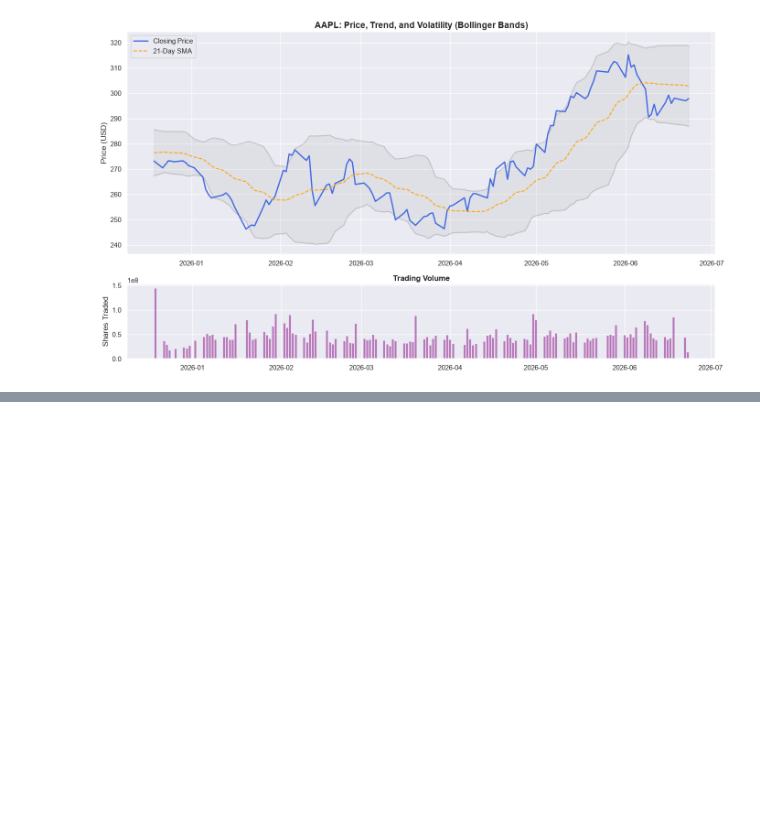
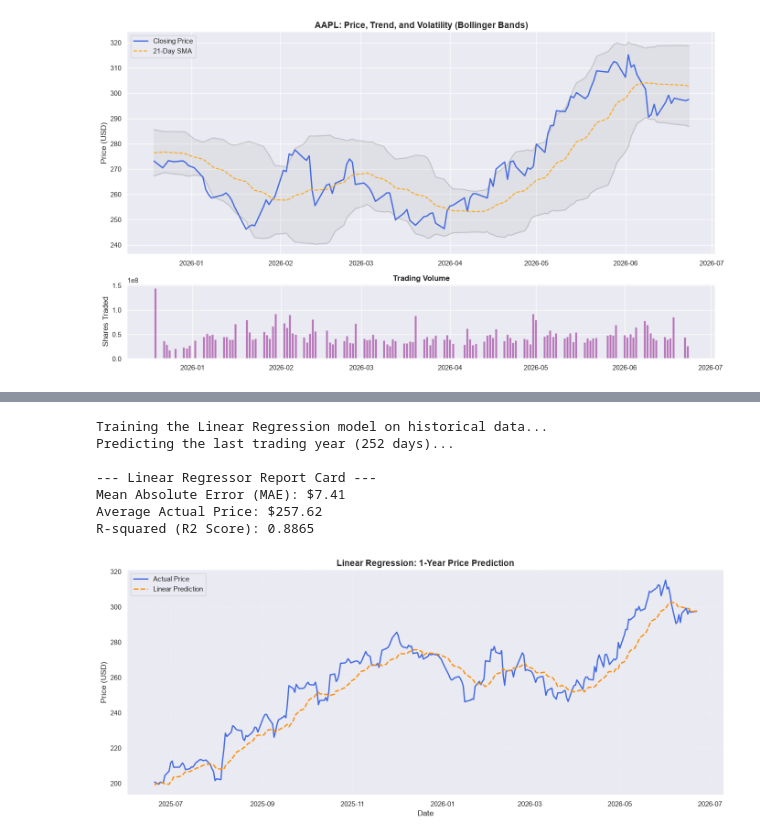
Before and after one commit to TavishMassy/DS_ML_Notebook_Projects, a Jupyter notebook: time_series.ipynb, the cells around one changed output, grey strips where cells are left out. Cells and saved outputs as stored; diff of their text form; code cells hidden in the pictures; blank space fills up the shorter version.

```diff
--- a/time_series.ipynb
+++ b/time_series.ipynb
@@ -311,0 +404,57 @@ See the caveats in the documentation: https://pandas.pydata.org/pandas-docs/stab
+# %%
+from sklearn.linear_model import LinearRegression
+from sklearn.metrics import mean_absolute_error, r2_score
+
+# ---------------------------------------------------------
+# 1. Initialize and Train
+# ---------------------------------------------------------
+# Linear Regression has no "trees" or "depth". It's just pure algebra.
+lin_model = LinearRegression()
+
+print("Training the Linear Regression model on historical data...")
+lin_model.fit(X_train, y_train)
+
+# ---------------------------------------------------------
+# 2. Predict the Out-of-Sample Year
+# ---------------------------------------------------------
+print("Predicting the last trading year (252 days)...")
+lin_preds = lin_model.predict(X_val)
+
+# ---------------------------------------------------------
+# 3. Evaluate the Math
+# ---------------------------------------------------------
+mae = mean_absolute_error(y_val, lin_preds)
+r2 = r2_score(y_val, lin_preds)
+
+print("\n--- Linear Regressor Report Card ---")
+print(f"Mean Absolute Error (MAE): ${mae:.2f}")
+print(f"Average Actual Price: ${y_val.mean():.2f}")
+print(f"R-squared (R2 Score): {r2:.4f}")
+
+# ---------------------------------------------------------
+# 4. The Visual Reality Check
+# ---------------------------------------------------------
+plt.figure(figsize=(14, 6))
+
+# Plot the Actual sequence of prices
+plt.plot(y_val.index, y_val.values, label='Actual Price', color='royalblue', linewidth=2)
+
+# Plot the Model's predictions over the same timeline
+plt.plot(y_val.index, lin_preds, label='Linear Prediction', color='darkorange', linestyle='--', linewidth=2)
+
+plt.title('Linear Regression: 1-Year Price Prediction', fontsize=14, fontweight='bold')
+plt.xlabel('Date')
+plt.ylabel('Price (USD)')
+plt.legend(loc='upper left')
+plt.grid(True, linestyle=':', alpha=0.7)
+plt.tight_layout()
+plt.show()
+# %% [output]
+Training the Linear Regression model on historical data...
+Predicting the last trading year (252 days)...
+
+--- Linear Regressor Report Card ---
+Mean Absolute Error (MAE): $7.41
+Average Actual Price: $257.62
+R-squared (R2 Score): 0.8865
+[figure, added]
```
Also changed, not shown: parts of 10 cells of this notebook.
